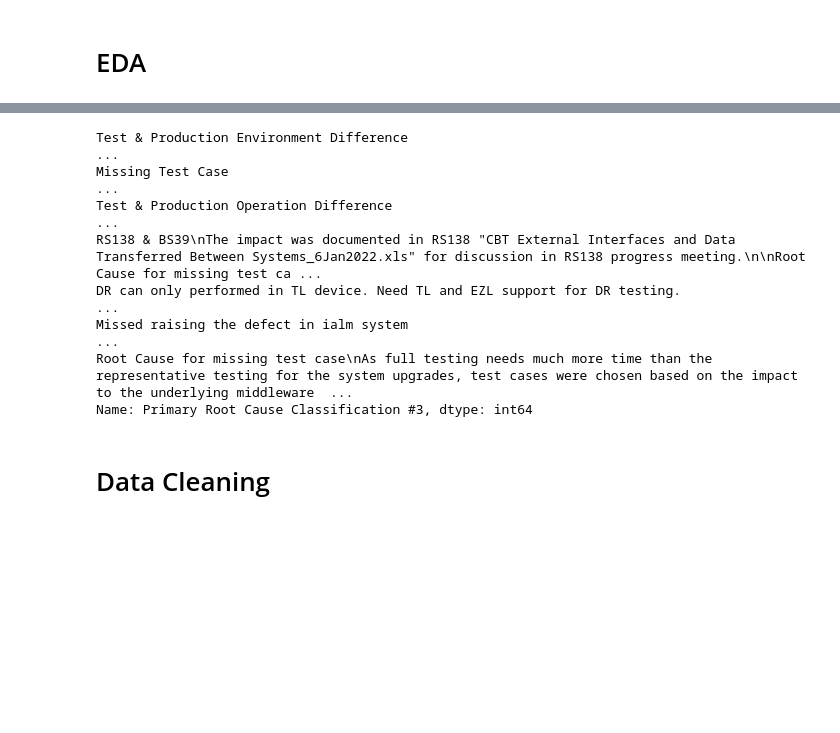
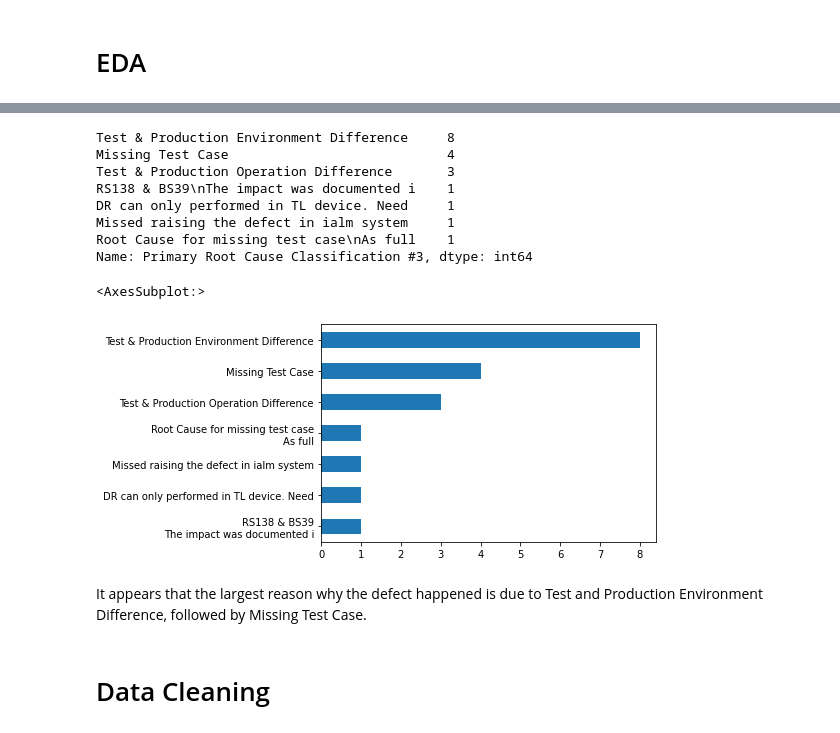
Before and after one commit to malcolmsng/BT4103, a Jupyter notebook: model.ipynb, the cells around one changed output, grey strips where cells are left out. Saved outputs shown, nothing was run; the diff lists cells and outputs as text; code cells hidden in the pictures; blank space fills up the shorter version.

```diff
--- a/model.ipynb
+++ b/model.ipynb
@@ -101,16 +149,21 @@ memory usage: 5.0+ KB
 # %%
 root_causes = df['Primary Root Cause Classification #3']
-print(df['Primary Root Cause Classification #3'].value_counts())
-rc_count = root_causes.sum()
+root_causes = root_causes.apply(lambda x: x[:40])
+print(root_causes.value_counts())
+root_causes.value_counts().sort_values().plot(kind='barh', )
 # %% [output]
-Test & Production Environment Difference                                                                                                                                                                 ...
-Missing Test Case                                                                                                                                                                                        ...
-Test & Production Operation Difference                                                                                                                                                                   ...
-RS138 & BS39\nThe impact was documented in RS138 "CBT External Interfaces and Data Transferred Between Systems_6Jan2022.xls" for discussion in RS138 progress meeting.\n\nRoot Cause for missing test ca ...
-DR can only performed in TL device. Need TL and EZL support for DR testing.                                                                                                                              ...
-Missed raising the defect in ialm system                                                                                                                                                                 ...
-Root Cause for missing test case\nAs full testing needs much more time than the representative testing for the system upgrades, test cases were chosen based on the impact to the underlying middleware  ...
+Test & Production Environment Difference     8
+Missing Test Case                            4
+Test & Production Operation Difference       3
+RS138 & BS39\nThe impact was documented i    1
+DR can only performed in TL device. Need     1
+Missed raising the defect in ialm system     1
+Root Cause for missing test case\nAs full    1
 Name: Primary Root Cause Classification #3, dtype: int64
+<AxesSubplot:>
+[figure, added]
+# %% [markdown]
+It appears that the largest reason why the defect happened is due to Test and Production Environment Difference, followed by Missing Test Case.
 # %% [markdown]
 # Data Cleaning
 # %% [markdown]
```
Also changed, not shown: parts of 18 cells of this notebook, 2 other files.
